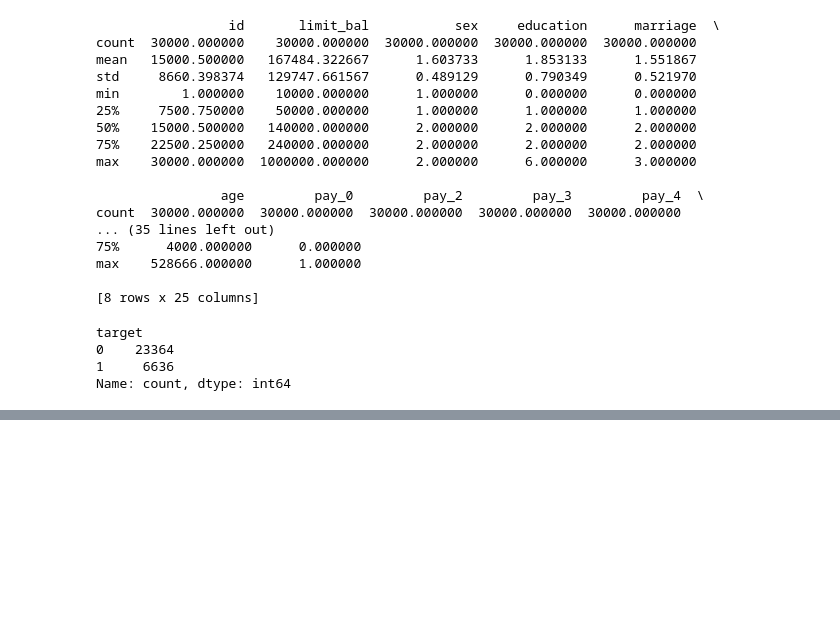
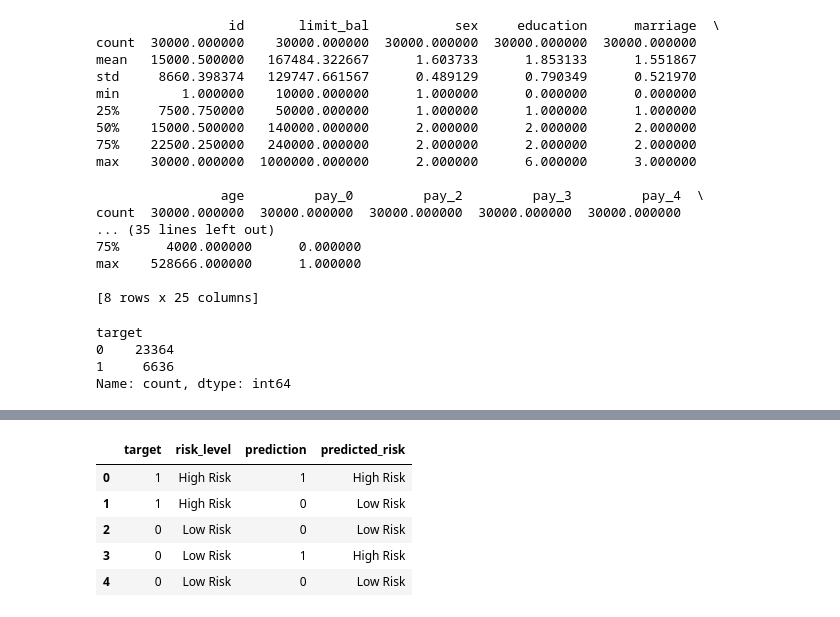
Before and after one commit to theshivrajpatil/Smart-Credit-Risk-Assessment-System, a Jupyter notebook: notebooks/analysis.ipynb, the cells around one changed output, grey strips where cells are left out. Saved outputs shown, nothing was run; the diff lists cells and outputs as text; code cells hidden in the pictures; blank space fills up the shorter version.

Commit message:
Trained Model on dataset

```diff
--- a/notebooks/analysis.ipynb
+++ b/notebooks/analysis.ipynb
@@ -90,0 +112,11 @@ Name: count, dtype: int64
+# %%
+from sklearn.model_selection import train_test_split
+
+X = df.drop('target', axis = 1)
+y = df['target']
+X_train, X_test, y_train, y_test = train_test_split(X, y, test_size = 0.2, random_state = 42)
+# %%
+from sklearn.linear_model import LogisticRegression
+
+model = LogisticRegression(max_iter=2000, class_weight = 'balanced')
+model.fit(X_train, y_train)
@@ -90,0 +144,3 @@ Name: count, dtype: int64
+# %%
+df['risk_level'] = df['target'].apply(lambda x: "High Risk" if x == 1 else "Low Risk")
+df[['target', 'risk_level']].head()
@@ -90,0 +154,11 @@ Name: count, dtype: int64
+# %%
+df['prediction'] = model.predict(X)
+df['predicted_risk'] = df['prediction'].apply(lambda x: "High Risk" if x == 1 else "Low Risk")
+df[['target', 'risk_level', 'prediction', 'predicted_risk']].head()
+# %% [output]
+|  | target | risk_level | prediction | predicted_risk |
+| 0 | 1 | High Risk | 1 | High Risk |
+| 1 | 1 | High Risk | 0 | Low Risk |
+| 2 | 0 | Low Risk | 0 | Low Risk |
+| 3 | 0 | Low Risk | 1 | High Risk |
+| 4 | 0 | Low Risk | 0 | Low Risk |
```
Also changed, not shown: parts of 7 cells of this notebook.
